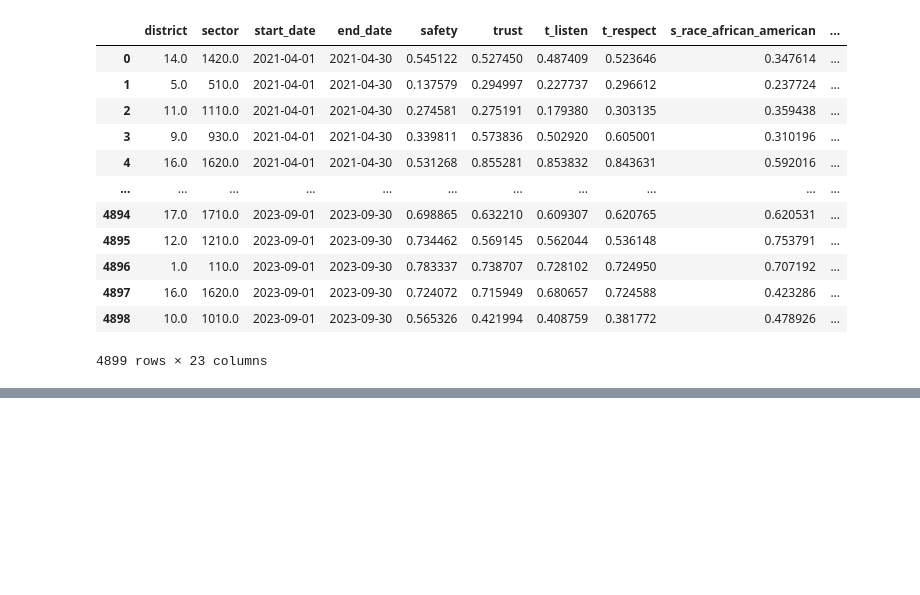
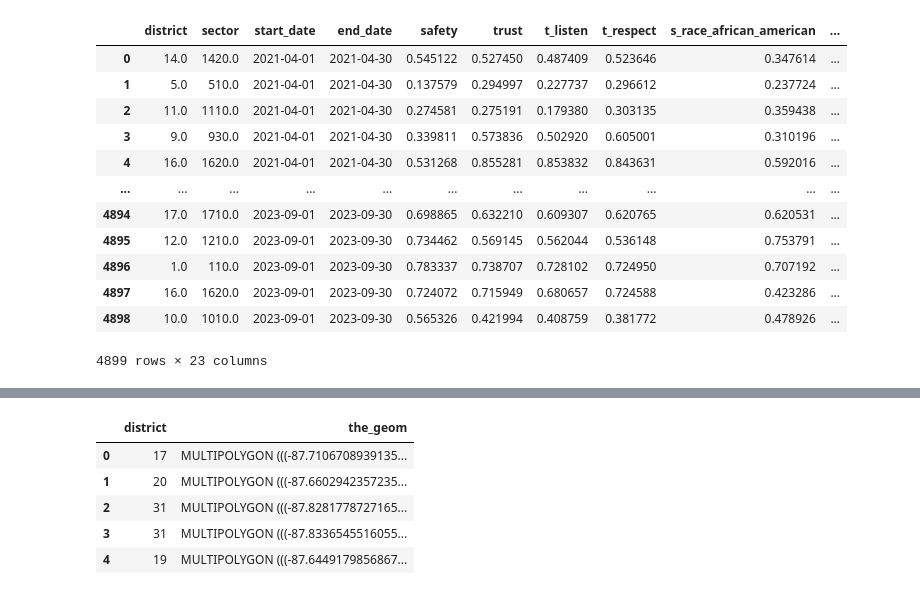
Before and after one commit to evanameyer1/Uncovering-New-Factors-In-Chicago-Crime-through-Regression-Models, a Jupyter notebook: models/notebooks/01_data_cleaning.ipynb, the cells around one changed output, grey strips where cells are left out. Saved outputs shown, nothing was run; the diff lists cells and outputs as text; code cells hidden in the pictures; blank space fills up the shorter version.

```diff
--- a/models/notebooks/01_data_cleaning.ipynb
+++ b/models/notebooks/01_data_cleaning.ipynb
@@ -1539,0 +1571,11 @@ raw_police_sentiment.to_csv('../../data/processed/clean_police_sentiment.csv')
+# %%
+raw_police_districts.rename(columns={'DIST_NUM':'district'}, inplace=True)
+raw_police_districts = raw_police_districts[['district','the_geom']]
+raw_police_districts.head()
+# %% [output]
+|  | district | the_geom |
+| 0 | 17 | MULTIPOLYGON (((-87.7106708939135... |
+| 1 | 20 | MULTIPOLYGON (((-87.6602942357235... |
+| 2 | 31 | MULTIPOLYGON (((-87.8281778727165... |
+| 3 | 31 | MULTIPOLYGON (((-87.8336545516055... |
+| 4 | 19 | MULTIPOLYGON (((-87.6449179856867... |
```
Also changed, not shown: parts of 10 cells of this notebook, 2 other files.
